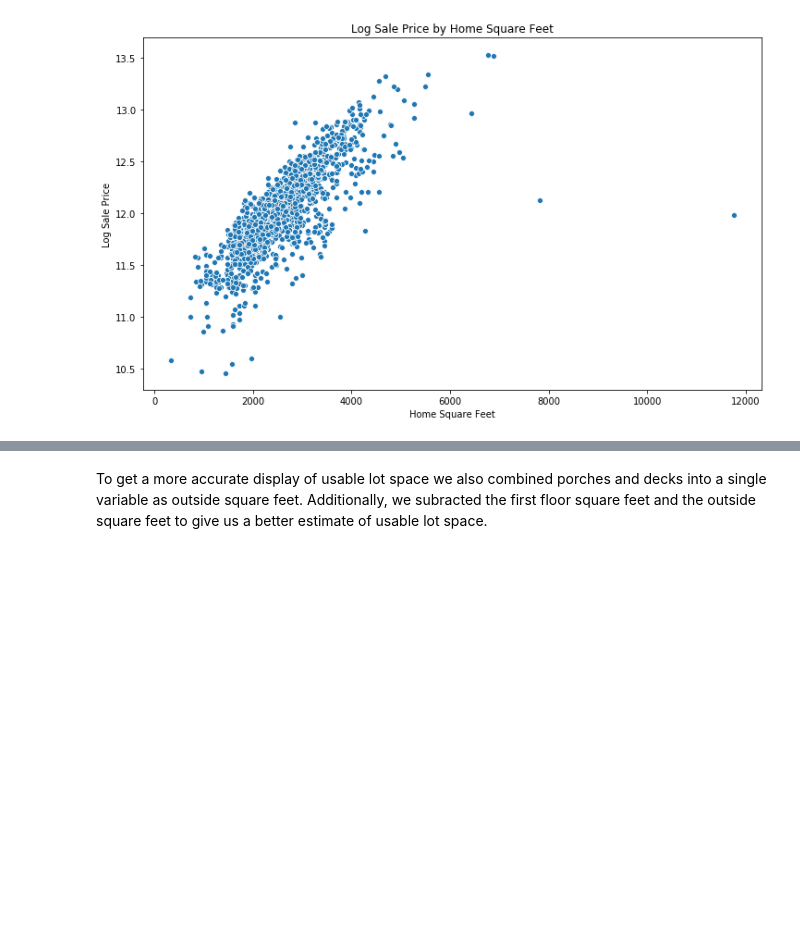
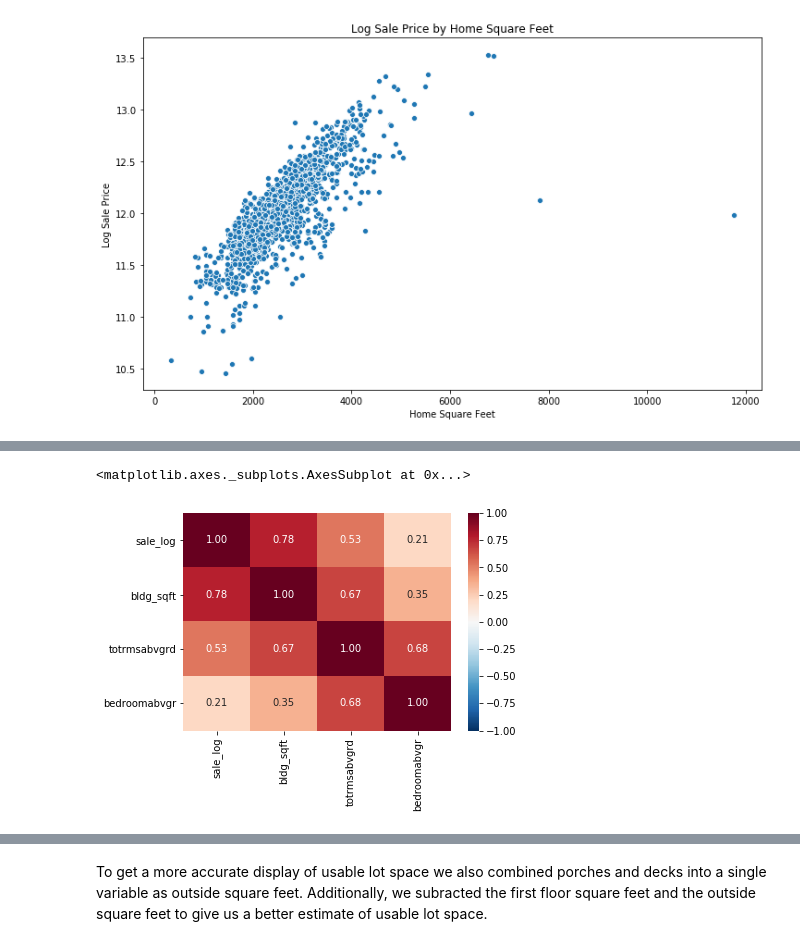
Before and after one commit to tlk27/nycdsa_housing_ml_project, a Jupyter notebook: code/EDA.ipynb, the cells around one changed output, grey strips where cells are left out. Cells and saved outputs as stored; diff of their text form; code cells hidden in the pictures; blank space fills up the shorter version.

Commit message:
updated EDA file to include correlation matrix between sale price, rooms and sqft

```diff
--- a/code/EDA.ipynb
+++ b/code/EDA.ipynb
@@ -22,9 +22,12 @@ pd.set_option('display.max_rows', None)
 
 %matplotlib inline
 # %%
-train_o = pd.read_csv('./house-prices-advanced-regression-techniques/train.csv')
+train_o = pd.read_csv("../data/train.csv")
+test_o = pd.read_csv("../data/test.csv")
 
-test_o = pd.read_csv('./house-prices-advanced-regression-techniques/test.csv')
+# train_o = pd.read_csv('./house-prices-advanced-regression-techniques/train.csv')
+
+# test_o = pd.read_csv('./house-prices-advanced-regression-techniques/test.csv')
 # %%
 train = train_o.copy()
 
@@ -253,0 +263,16 @@ Text(0.5, 1.0, 'Log Sale Price by Home Square Feet')
+# %%
+from seaborn import heatmap
+
+df = train[['sale_log', 'bldg_sqft', 'totrmsabvgrd', 'bedroomabvgr']]
+
+heatmap(
+    df.corr(),
+    fmt=".2f",
+    annot=True,
+    cmap="RdBu_r",
+    vmin=-1,
+    vmax=1,
+)
+# %% [output]
+<matplotlib.axes._subplots.AxesSubplot at 0x...>
+[figure, added]
```
Also changed, not shown: parts of 3 cells of this notebook.
